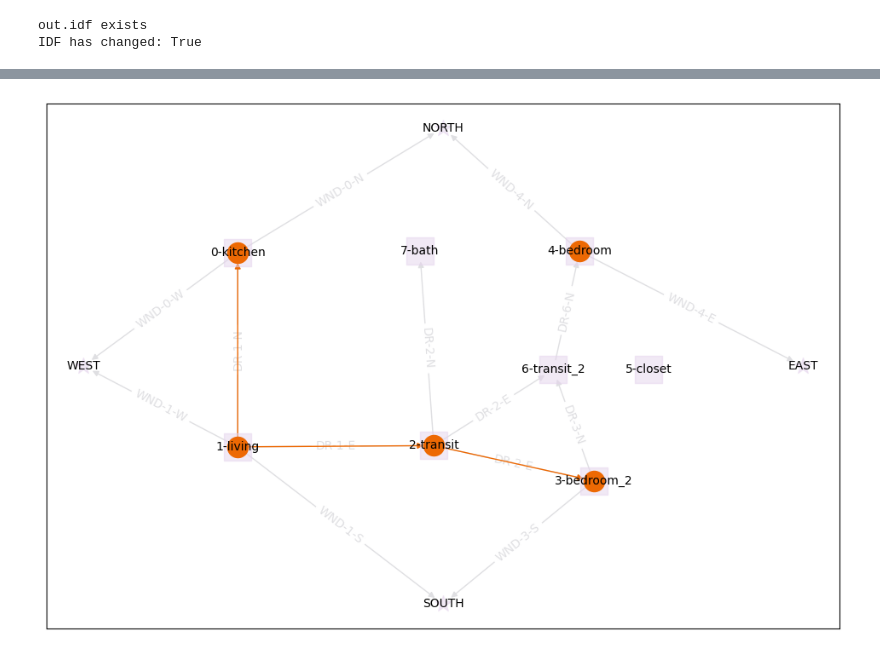
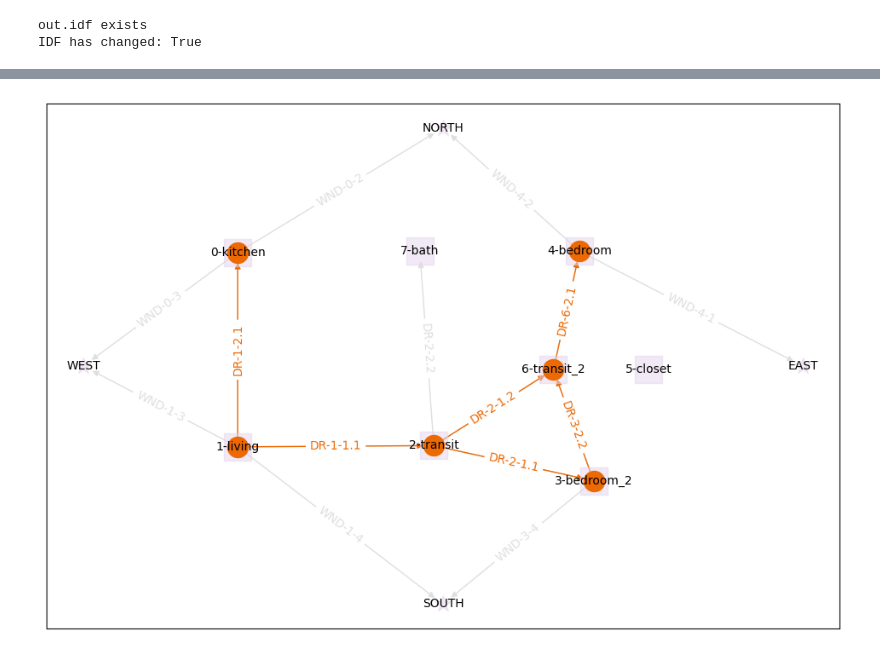
Before and after one commit to juliet29/plan2EPlus, a Jupyter notebook: _notebooks/t05_svg2plan.ipynb, the cells around one changed output, grey strips where cells are left out. Drawn from its saved outputs; the diff is of its cells as text; code cells hidden in the pictures.

```diff
--- a/_notebooks/t05_svg2plan.ipynb
+++ b/_notebooks/t05_svg2plan.ipynb
@@ -37,5 +58,6 @@ IDF has changed: True
 # %%
 G, positions = create_base_graph(idf, path_to_input)
-fig = draw_afn_comparison(idf, G, positions)
+G_afn_node, G_afn_edge = create_afn_graph(idf, G)
+fig = draw_afn_comparison(idf, G, G_afn_node, positions)
 # %% [output]
-[figure, old version]
+[figure, new version]
```
Also changed, not shown: parts of 6 cells of this notebook, 6 other files.
